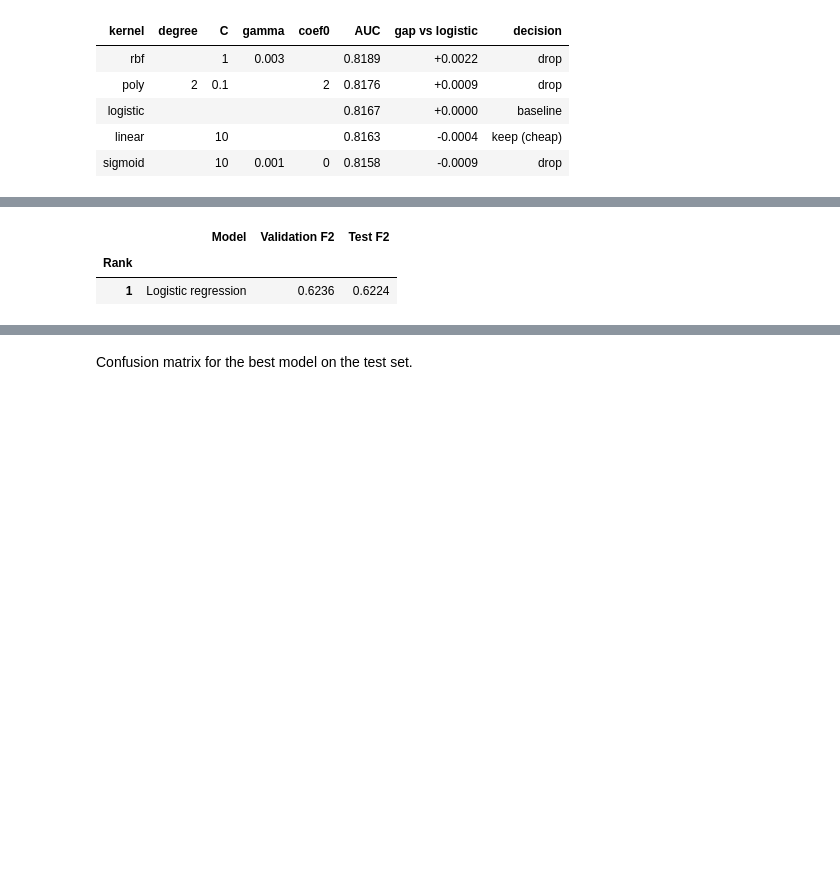
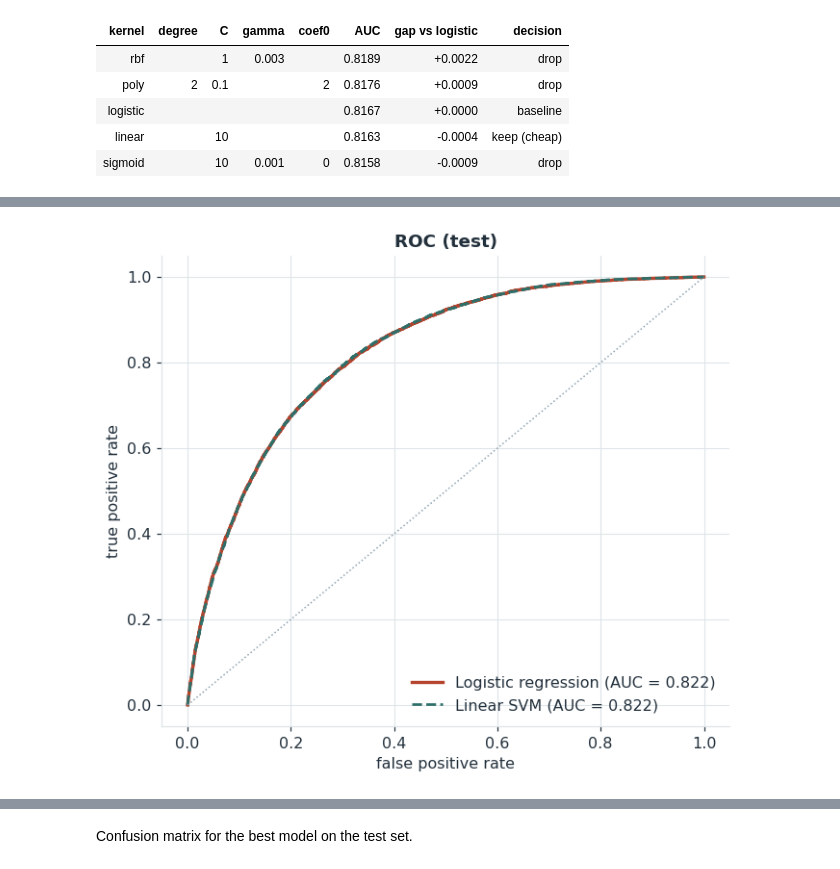
Before and after one commit to Lone-Wolfgang/brfss2015-diabetes-eda, a Jupyter notebook: Lab2/WolfgangKlein.ipynb, the cells around one changed output, grey strips where cells are left out. Drawn from its saved outputs; the diff is of its cells as text; code cells hidden in the pictures; blank space fills up the shorter version.

```diff
--- a/Lab2/WolfgangKlein.ipynb
+++ b/Lab2/WolfgangKlein.ipynb
@@ -402,19 +478,21 @@ Each model is scored on the test set at its tuned threshold.
 # %%
-p_test_lr = logit.predict(sm.add_constant(X_test))
+p_test_lr  = logit.predict(sm.add_constant(X_test))
+s_test_svm = svm.decision_function(X_test)
 
 RESULTS = {
-    "Logistic regression": dict(threshold=thr_lr, val_f2=val_f2_lr, p_test=p_test_lr),
+    "Logistic regression": dict(**TUNED["Logistic regression"], s_test=p_test_lr),
+    "Linear SVM":          dict(**TUNED["Linear SVM"],          s_test=s_test_svm),
 }
+STYLE = {"Logistic regression": dict(color=PALETTE["pos"],  lw=2.2),
+         "Linear SVM":          dict(color=PALETTE["prot"], lw=1.8, ls="--")}
 
-results = pd.DataFrame([
-    {"Model": name,
-     "Validation F2": r["val_f2"],
-     "Test F2": fbeta_score(y_test, r["p_test"] >= r["threshold"], beta=2)}
-    for name, r in RESULTS.items()
-]).sort_values("Validation F2", ascending=False)
-results.insert(0, "Rank", range(1, len(results) + 1))
-display(results.set_index("Rank").round(4))
+fig, ax = plt.subplots(figsize=(6.2, 5.4))
+for name, r in RESULTS.items():
+    fpr, tpr, _ = roc_curve(y_test, r["s_test"])
+    ax.plot(fpr, tpr, **STYLE[name], label=f"{name} (AUC = {roc_auc_score(y_test, r['s_test']):.3f})")
+ax.plot([0, 1], [0, 1], color=PALETTE["neg"], ls=":", lw=1)
+ax.set_xlabel("false positive rate"); ax.set_ylabel("true positive rate")
+ax.set_title("ROC (test)"); ax.legend(loc="lower right")
+plt.tight_layout(); plt.show()
 # %% [output]
-|  | Model | Validation F2 | Test F2 |
-| Rank |  |  |  |
-| 1 | Logistic regression | 0.6236 | 0.6224 |
+[figure, added]
```
Also changed, not shown: parts of 12 cells of this notebook.
